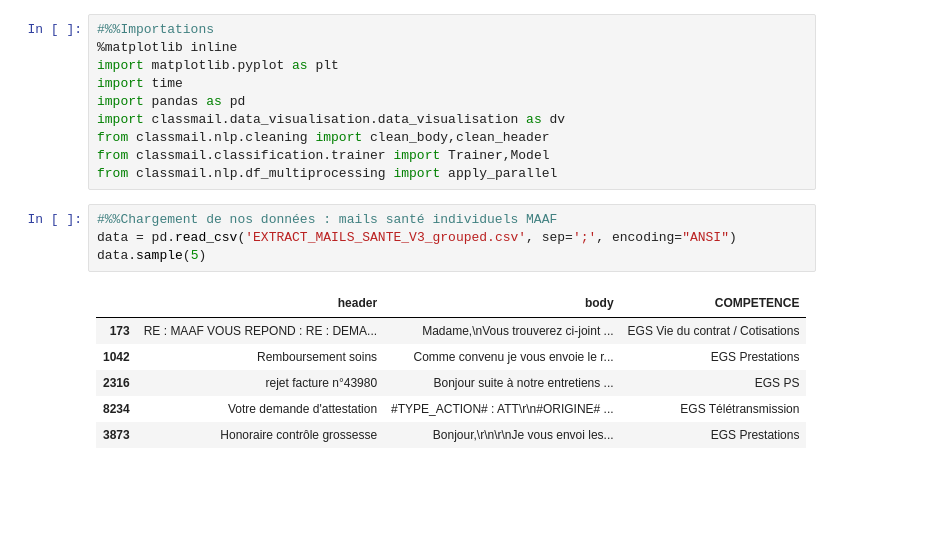
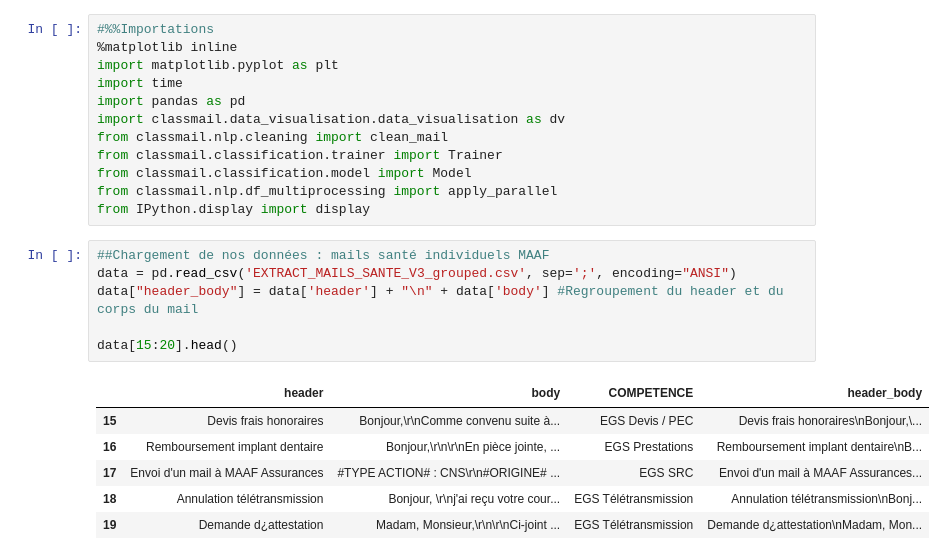
Before and after one commit to Fabien-Couthouis/ClassMail, a Jupyter notebook: Tutorial.ipynb, the cells around one changed output. Drawn from its saved outputs; the diff is of its cells as text; blank space fills up the shorter version.

```diff
--- a/Tutorial.ipynb
+++ b/Tutorial.ipynb
@@ -5,18 +5,22 @@ import matplotlib.pyplot as plt
 import time
 import pandas as pd
 import classmail.data_visualisation.data_visualisation as dv
-from classmail.nlp.cleaning import clean_body,clean_header
-from classmail.classification.trainer import Trainer,Model
+from classmail.nlp.cleaning import clean_mail
+from classmail.classification.trainer import Trainer
+from classmail.classification.model import Model
 from classmail.nlp.df_multiprocessing import apply_parallel
+from IPython.display import display
 # %%
-#%%Chargement de nos données : mails santé individuels MAAF
+##Chargement de nos données : mails santé individuels MAAF
 data = pd.read_csv('EXTRACT_MAILS_SANTE_V3_grouped.csv', sep=';', encoding="ANSI")
-data.sample(5)
+data["header_body"] = data['header'] + "\n" + data['body'] #Regroupement du header et du corps du mail
+
+data[15:20].head()
 # %% [output]
-|  | header | body | COMPETENCE |
-| 173 | RE : MAAF VOUS REPOND : RE : DEMA... | Madame,\nVous trouverez ci-joint ... | EGS Vie du contrat / Cotisations |
-| 1042 | Remboursement soins | Comme convenu je vous envoie le r... | EGS Prestations |
-| 2316 | rejet facture n°43980 | Bonjour suite à notre entretiens ... | EGS PS |
-| 8234 | Votre demande d'attestation | #TYPE_ACTION# : ATT\r\n#ORIGINE# ... | EGS Télétransmission |
-| 3873 | Honoraire contrôle grossesse | Bonjour,\r\n\r\nJe vous envoi les... | EGS Prestations |
+|  | header | body | COMPETENCE | header_body |
+| 15 | Devis frais honoraires | Bonjour,\r\nComme convenu suite à... | EGS Devis / PEC | Devis frais honoraires\nBonjour,\... |
+| 16 | Remboursement implant dentaire | Bonjour,\r\n\r\nEn pièce jointe, ... | EGS Prestations | Remboursement implant dentaire\nB... |
+| 17 | Envoi d'un mail à MAAF Assurances | #TYPE ACTION# : CNS\r\n#ORIGINE# ... | EGS SRC | Envoi d'un mail à MAAF Assurances... |
+| 18 | Annulation télétransmission | Bonjour, \r\nj'ai reçu votre cour... | EGS Télétransmission | Annulation télétransmission\nBonj... |
+| 19 | Demande d¿attestation | Madam, Monsieur,\r\n\r\nCi-joint ... | EGS Télétransmission | Demande d¿attestation\nMadam, Mon... |
 # %%
```
Also changed, not shown: parts of 18 cells of this notebook, 10 other files.
